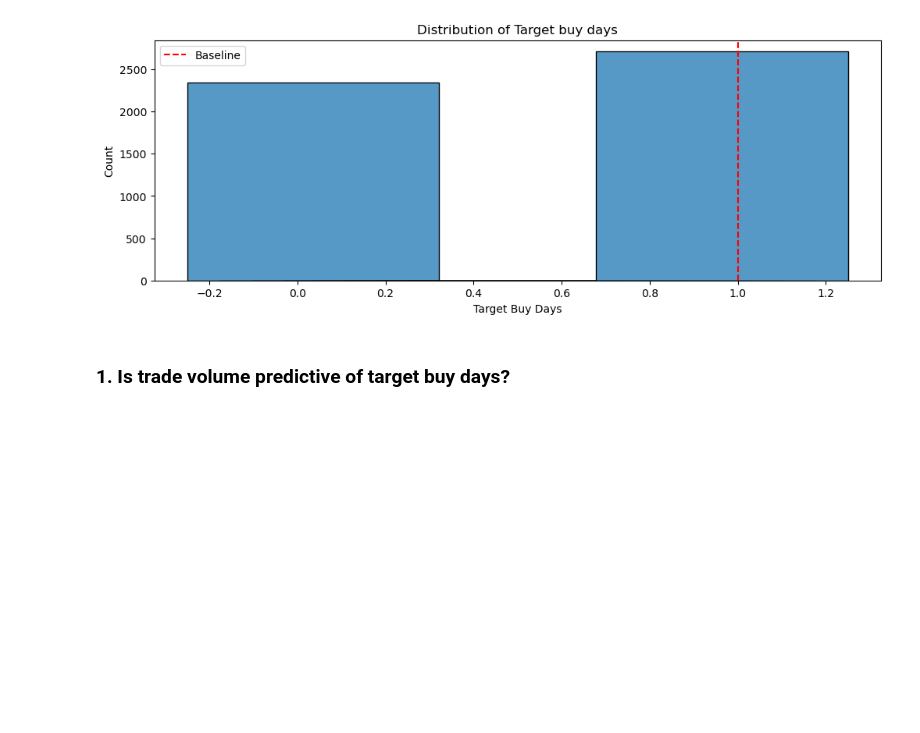
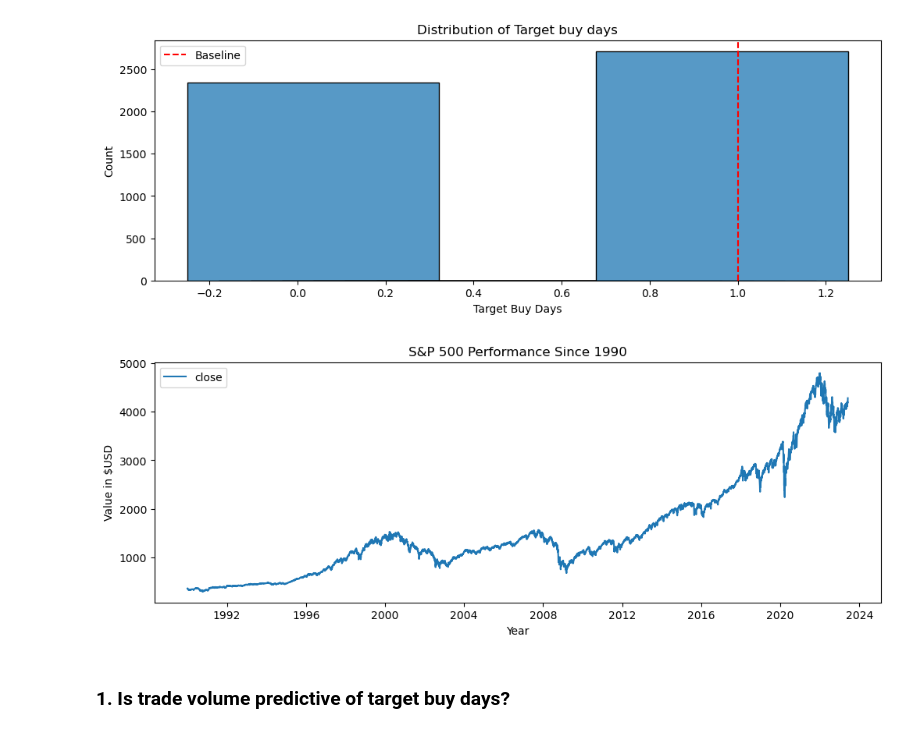
Before and after one commit to scottbarnett97/individual-project-sp500, a Jupyter notebook: final_report .ipynb, the cells around one changed output. Drawn from its saved outputs; the diff is of its cells as text; code cells hidden in the pictures; blank space fills up the shorter version.

```diff
--- a/final_report .ipynb
+++ b/final_report .ipynb
@@ -111,6 +111,11 @@ train.describe()
 explore.get_distplot(train)
 # %% [output]
 [figure]
+# %%
+# visualisation of S&P 500 value change from 1990
+explore.sp_chart(df)
+# %% [output]
+[figure, added]
 # %% [markdown]
 ### 1. Is trade volume predictive of target buy days?
 # %%
```
Also changed, not shown: parts of 2 cells of this notebook, 3 other files.
